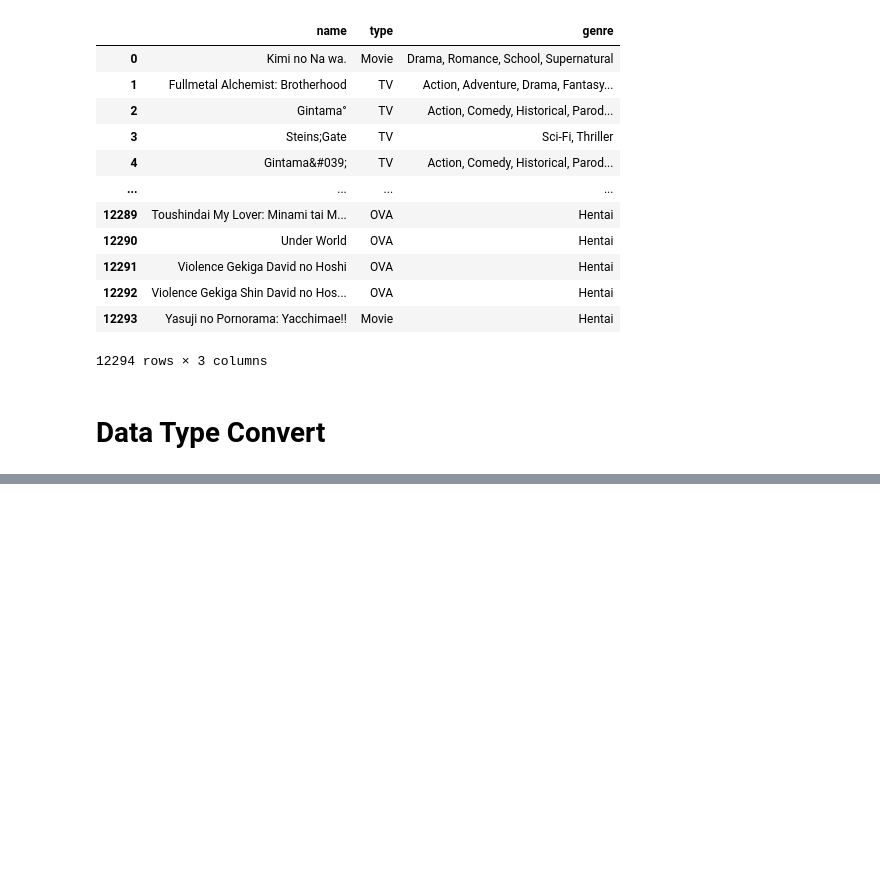
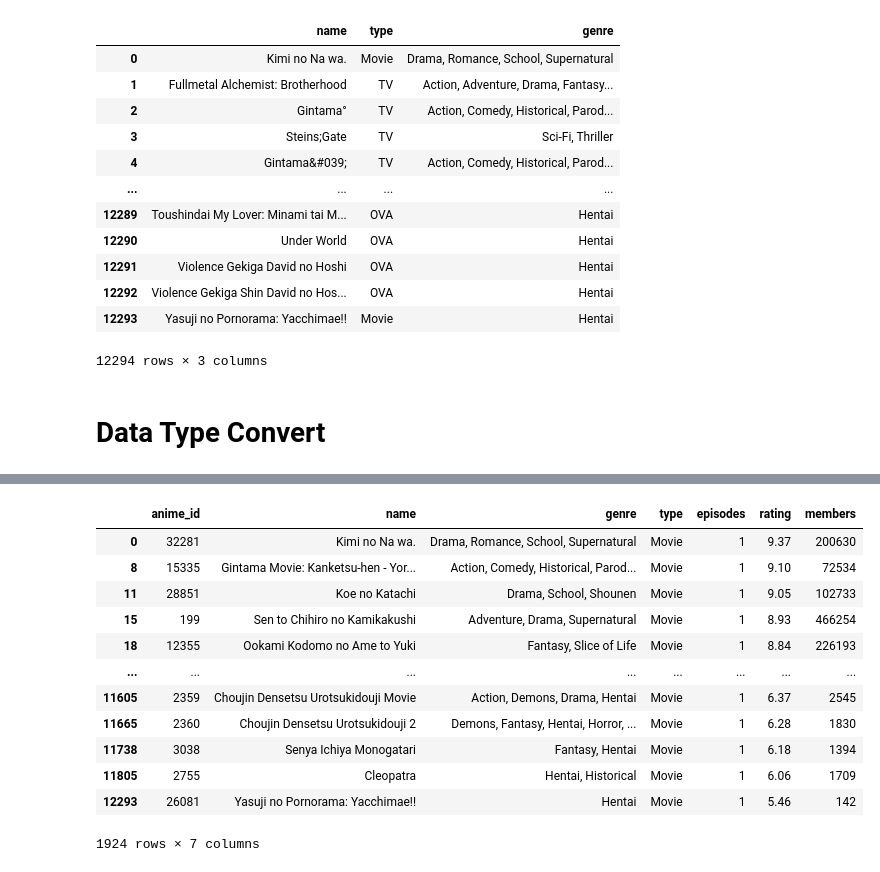
Before and after one commit to aknggendang/data_sciene, a Jupyter notebook: archive/anime.ipynb, the cells around one changed output, grey strips where cells are left out. Drawn from its saved outputs; the diff is of its cells as text; code cells hidden in the pictures; blank space fills up the shorter version.

```diff
--- a/archive/anime.ipynb
+++ b/archive/anime.ipynb
@@ -136,0 +253,16 @@ anime_ds.loc[:,["name","type","genre"]]
+# %%
+high_quality_movie
+# %% [output]
+|  | anime_id | name | genre | type | episodes | rating | members |
+| 0 | 32281 | Kimi no Na wa. | Drama, Romance, School, Supernatural | Movie | 1 | 9.37 | 200630 |
+| 8 | 15335 | Gintama Movie: Kanketsu-hen - Yor... | Action, Comedy, Historical, Parod... | Movie | 1 | 9.10 | 72534 |
+| 11 | 28851 | Koe no Katachi | Drama, School, Shounen | Movie | 1 | 9.05 | 102733 |
+| 15 | 199 | Sen to Chihiro no Kamikakushi | Adventure, Drama, Supernatural | Movie | 1 | 8.93 | 466254 |
+| 18 | 12355 | Ookami Kodomo no Ame to Yuki | Fantasy, Slice of Life | Movie | 1 | 8.84 | 226193 |
+| ... | ... | ... | ... | ... | ... | ... | ... |
+| 11605 | 2359 | Choujin Densetsu Urotsukidouji Movie | Action, Demons, Drama, Hentai | Movie | 1 | 6.37 | 2545 |
+| 11665 | 2360 | Choujin Densetsu Urotsukidouji 2 | Demons, Fantasy, Hentai, Horror, ... | Movie | 1 | 6.28 | 1830 |
+| 11738 | 3038 | Senya Ichiya Monogatari | Fantasy, Hentai | Movie | 1 | 6.18 | 1394 |
+| 11805 | 2755 | Cleopatra | Hentai, Historical | Movie | 1 | 6.06 | 1709 |
+| 12293 | 26081 | Yasuji no Pornorama: Yacchimae!! | Hentai | Movie | 1 | 5.46 | 142 |
+1924 rows × 7 columns
```
Also changed, not shown: parts of 19 cells of this notebook.
